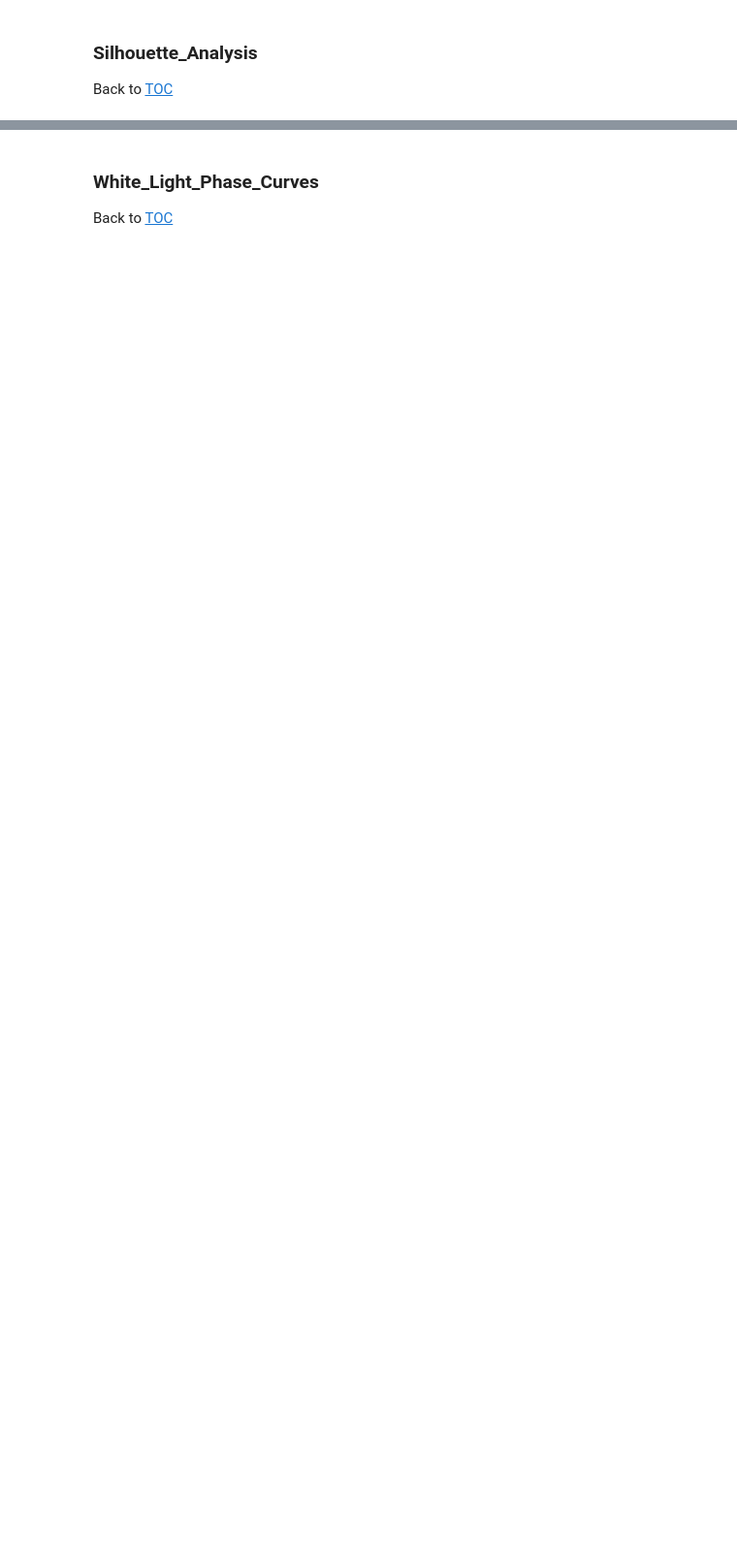
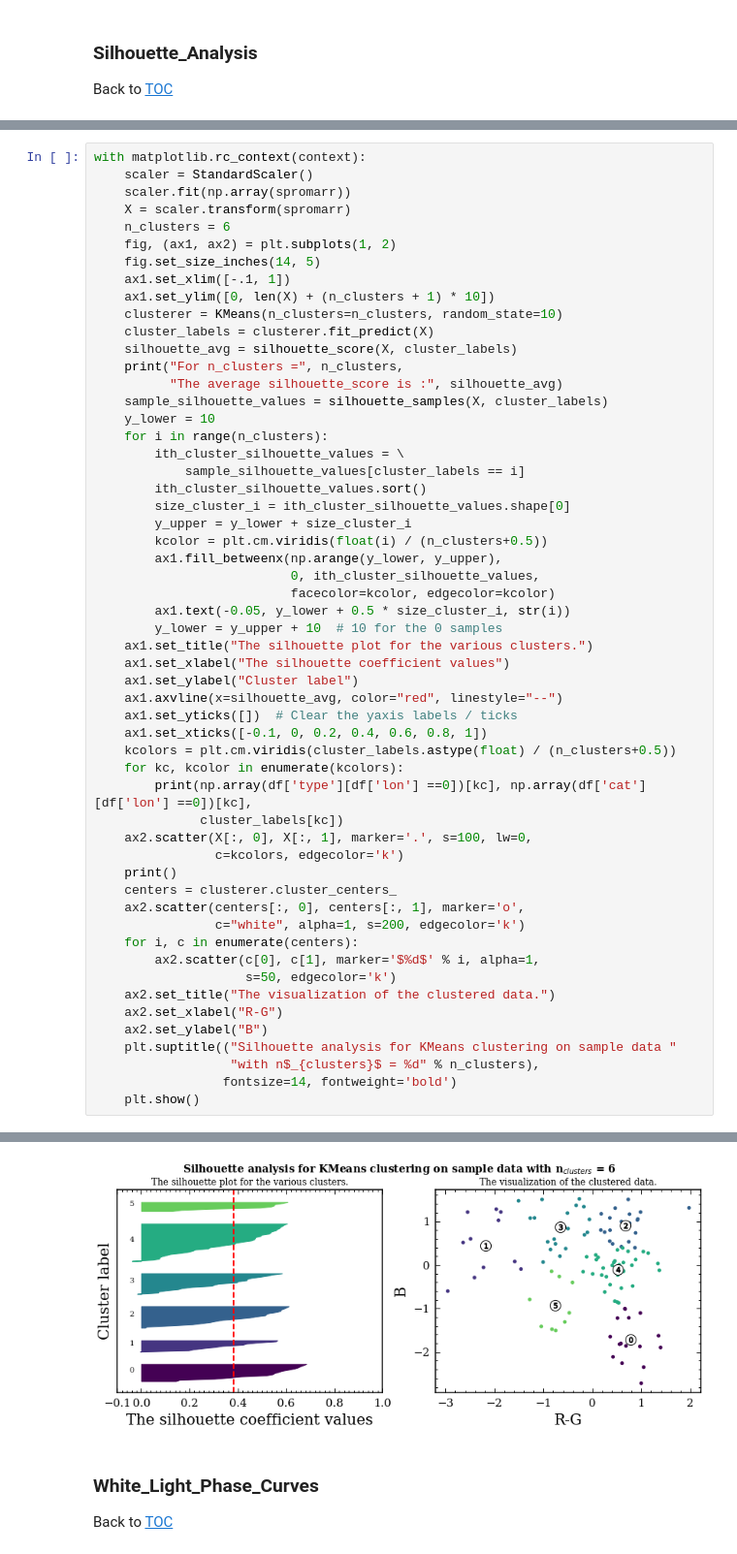
Before and after one commit to lcmayor/floofy-fluxuations, a Jupyter notebook: CatPhases.ipynb, the cells around one changed output, grey strips where cells are left out. Shown at 97% size. Drawn from its saved outputs; the diff is of its cells as text; blank space fills up the shorter version.

```diff
--- a/CatPhases.ipynb
+++ b/CatPhases.ipynb
@@ -348 +348,57 @@ For n_clusters = 7 The average silhouette_score is : 0.38707370379709366
 ... (14 outputs left out)
+# %%
+with matplotlib.rc_context(context):
+    scaler = StandardScaler()
+    scaler.fit(np.array(spromarr))
+    X = scaler.transform(spromarr)
+    n_clusters = 6
+    fig, (ax1, ax2) = plt.subplots(1, 2)
+    fig.set_size_inches(14, 5)
+    ax1.set_xlim([-.1, 1])
+    ax1.set_ylim([0, len(X) + (n_clusters + 1) * 10])
+    clusterer = KMeans(n_clusters=n_clusters, random_state=10)
+    cluster_labels = clusterer.fit_predict(X)
+    silhouette_avg = silhouette_score(X, cluster_labels)
+    print("For n_clusters =", n_clusters,
+          "The average silhouette_score is :", silhouette_avg)
+    sample_silhouette_values = silhouette_samples(X, cluster_labels)
+    y_lower = 10
+    for i in range(n_clusters):
+        ith_cluster_silhouette_values = \
+            sample_silhouette_values[cluster_labels == i]
+        ith_cluster_silhouette_values.sort()
+        size_cluster_i = ith_cluster_silhouette_values.shape[0]
+        y_upper = y_lower + size_cluster_i
+        kcolor = plt.cm.viridis(float(i) / (n_clusters+0.5))
+        ax1.fill_betweenx(np.arange(y_lower, y_upper),
+                          0, ith_cluster_silhouette_values,
+                          facecolor=kcolor, edgecolor=kcolor)
+        ax1.text(-0.05, y_lower + 0.5 * size_cluster_i, str(i))
+        y_lower = y_upper + 10  # 10 for the 0 samples
+    ax1.set_title("The silhouette plot for the various clusters.")
+    ax1.set_xlabel("The silhouette coefficient values")
+    ax1.set_ylabel("Cluster label")
+    ax1.axvline(x=silhouette_avg, color="red", linestyle="--")
+    ax1.set_yticks([])  # Clear the yaxis labels / ticks
+    ax1.set_xticks([-0.1, 0, 0.2, 0.4, 0.6, 0.8, 1])
+    kcolors = plt.cm.viridis(cluster_labels.astype(float) / (n_clusters+0.5))
+    for kc, kcolor in enumerate(kcolors):
+        print(np.array(df['type'][df['lon'] ==0])[kc], np.array(df['cat'][df['lon'] ==0])[kc],
+              cluster_labels[kc])
+    ax2.scatter(X[:, 0], X[:, 1], marker='.', s=100, lw=0,
+                c=kcolors, edgecolor='k')
+    print()
+    centers = clusterer.cluster_centers_
+    ax2.scatter(centers[:, 0], centers[:, 1], marker='o',
+                c="white", alpha=1, s=200, edgecolor='k')
+    for i, c in enumerate(centers):
+        ax2.scatter(c[0], c[1], marker='$%d$' % i, alpha=1,
+                    s=50, edgecolor='k')
+    ax2.set_title("The visualization of the clustered data.")
+    ax2.set_xlabel("R-G")
+    ax2.set_ylabel("B")
+    plt.suptitle(("Silhouette analysis for KMeans clustering on sample data "
+                  "with n$_{clusters}$ = %d" % n_clusters),
+                 fontsize=14, fontweight='bold')
+    plt.show()
+# %% [output]
@@ -349,3 +422,4 @@ For n_clusters = 7 The average silhouette_score is : 0.38707370379709366
+[figure, added]
 # %% [markdown]
 <a id='White_Light_Phase_Curves'></a>
 ### White_Light_Phase_Curves
```
Also changed, not shown: parts of 4 cells of this notebook, 2 other files.
